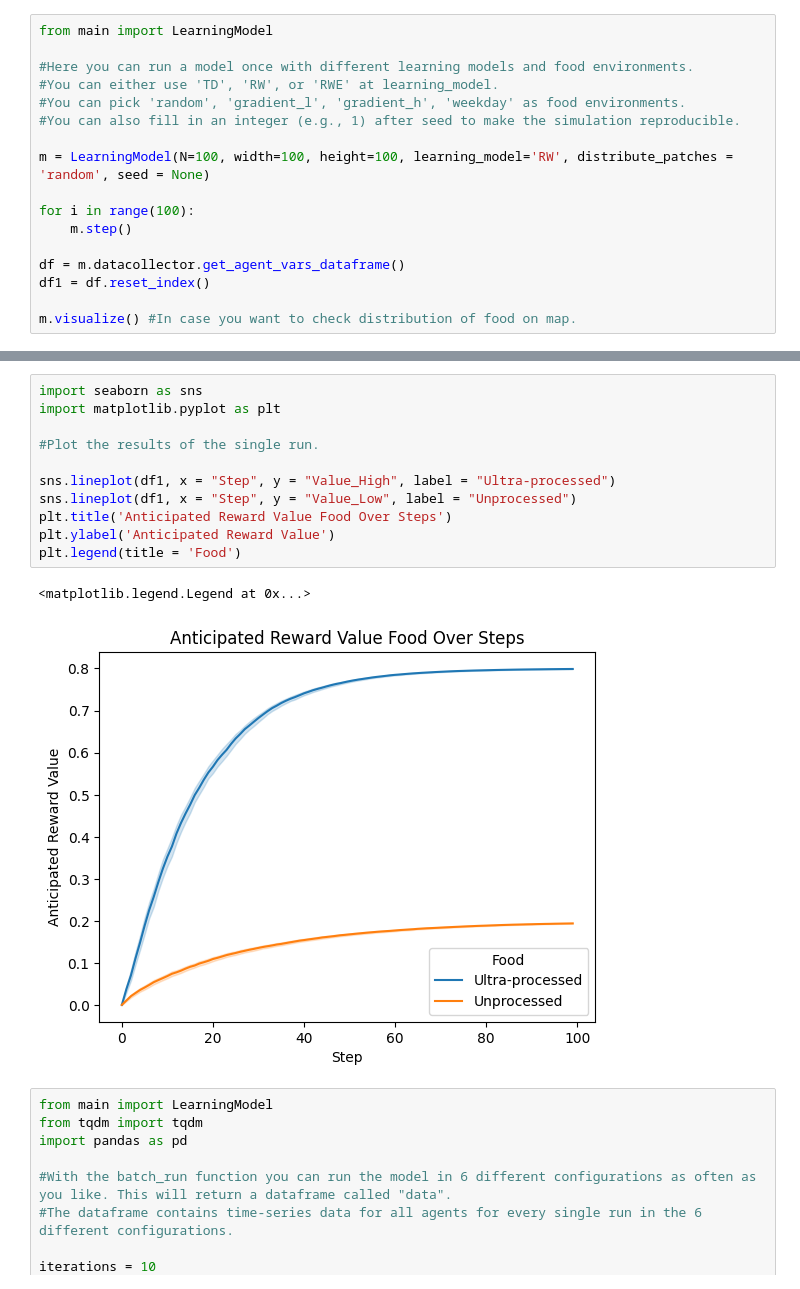
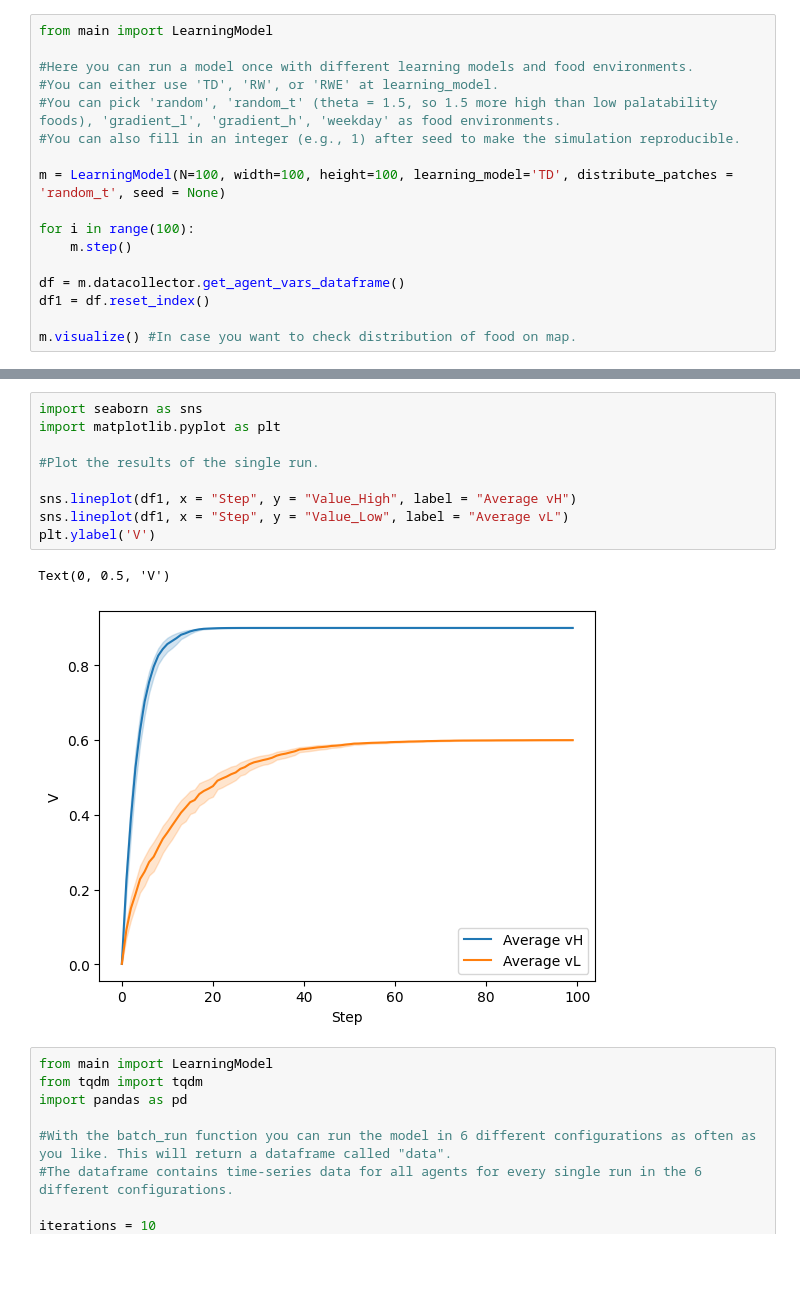
Before and after one commit to Kajijoo/abm, a Jupyter notebook: run.ipynb, the cells around one changed output, grey strips where cells are left out. Drawn from its saved outputs; the diff is of its cells as text; blank space fills up the shorter version.

Commit message:
random based on theta

```diff
--- a/run.ipynb
+++ b/run.ipynb
@@ -3,10 +3,10 @@ from main import LearningModel
 
 #Here you can run a model once with different learning models and food environments.
 #You can either use 'TD', 'RW', or 'RWE' at learning_model.
-#You can pick 'random', 'gradient_l', 'gradient_h', 'weekday' as food environments.
+#You can pick 'random', 'random_t' (theta = 1.5, so 1.5 more high than low palatability foods), 'gradient_l', 'gradient_h', 'weekday' as food environments.
 #You can also fill in an integer (e.g., 1) after seed to make the simulation reproducible.
 
-m = LearningModel(N=100, width=100, height=100, learning_model='RW', distribute_patches = 'random', seed = None)
+m = LearningModel(N=100, width=100, height=100, learning_model='TD', distribute_patches = 'random_t', seed = None)
 
 for i in range(100):
     m.step()
@@ -20,17 +20,15 @@ m.visualize() #In case you want to check distribution of food on map.
 # %%
 import seaborn as sns
 import matplotlib.pyplot as plt
 
 #Plot the results of the single run.
 
-sns.lineplot(df1, x = "Step", y = "Value_High", label = "Ultra-processed")
-sns.lineplot(df1, x = "Step", y = "Value_Low", label = "Unprocessed")
-plt.title('Anticipated Reward Value Food Over Steps')
-plt.ylabel('Anticipated Reward Value')
-plt.legend(title = 'Food')
+sns.lineplot(df1, x = "Step", y = "Value_High", label = "Average vH")
+sns.lineplot(df1, x = "Step", y = "Value_Low", label = "Average vL")
+plt.ylabel('V')
 # %% [output]
-<matplotlib.legend.Legend at 0x...>
+Text(0, 0.5, 'V')
-[figure, old version]
+[figure, new version]
 # %%
 from main import LearningModel
 from tqdm import tqdm
```
Also changed, not shown: parts of 1 cell of this notebook, 2 other files.
